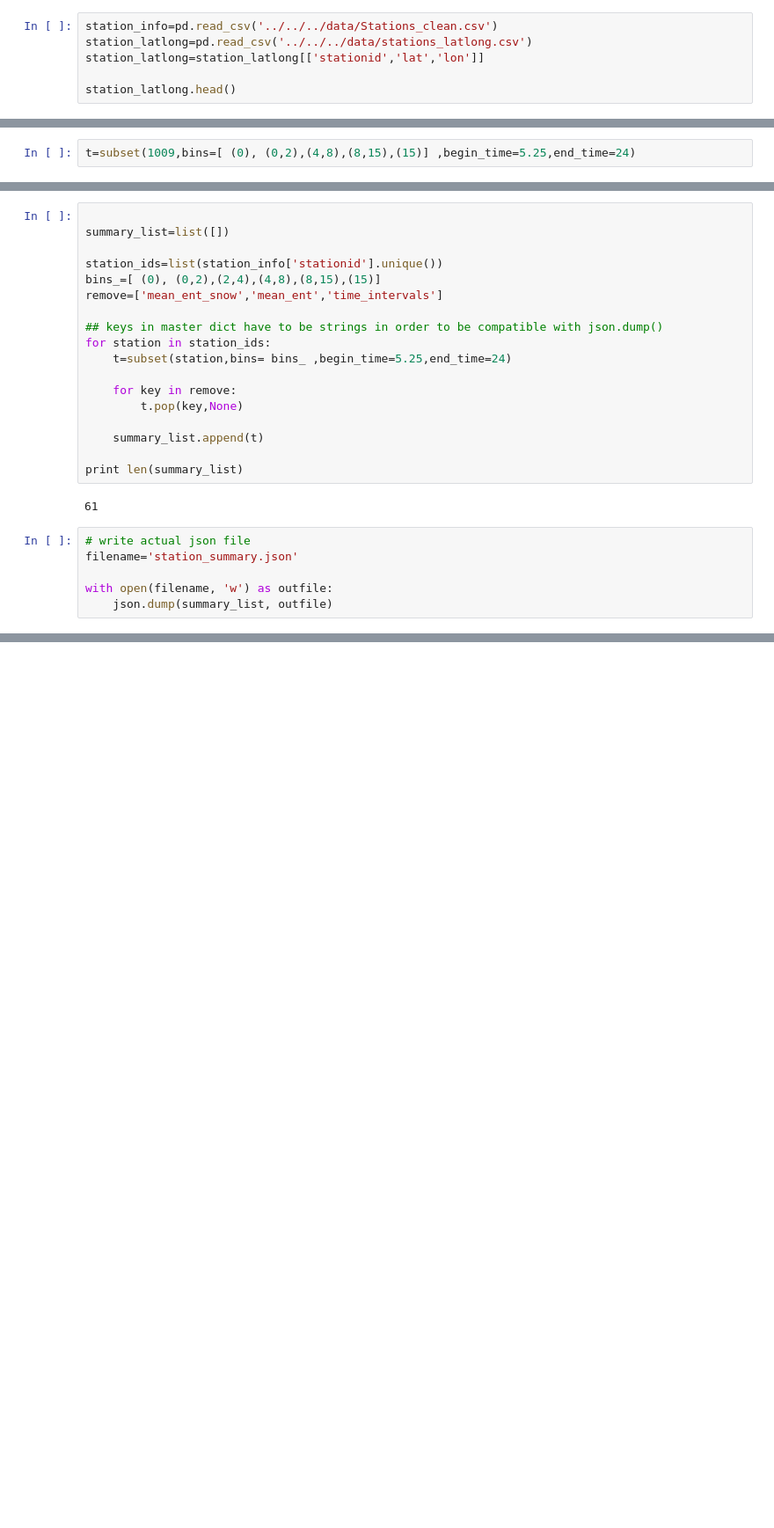
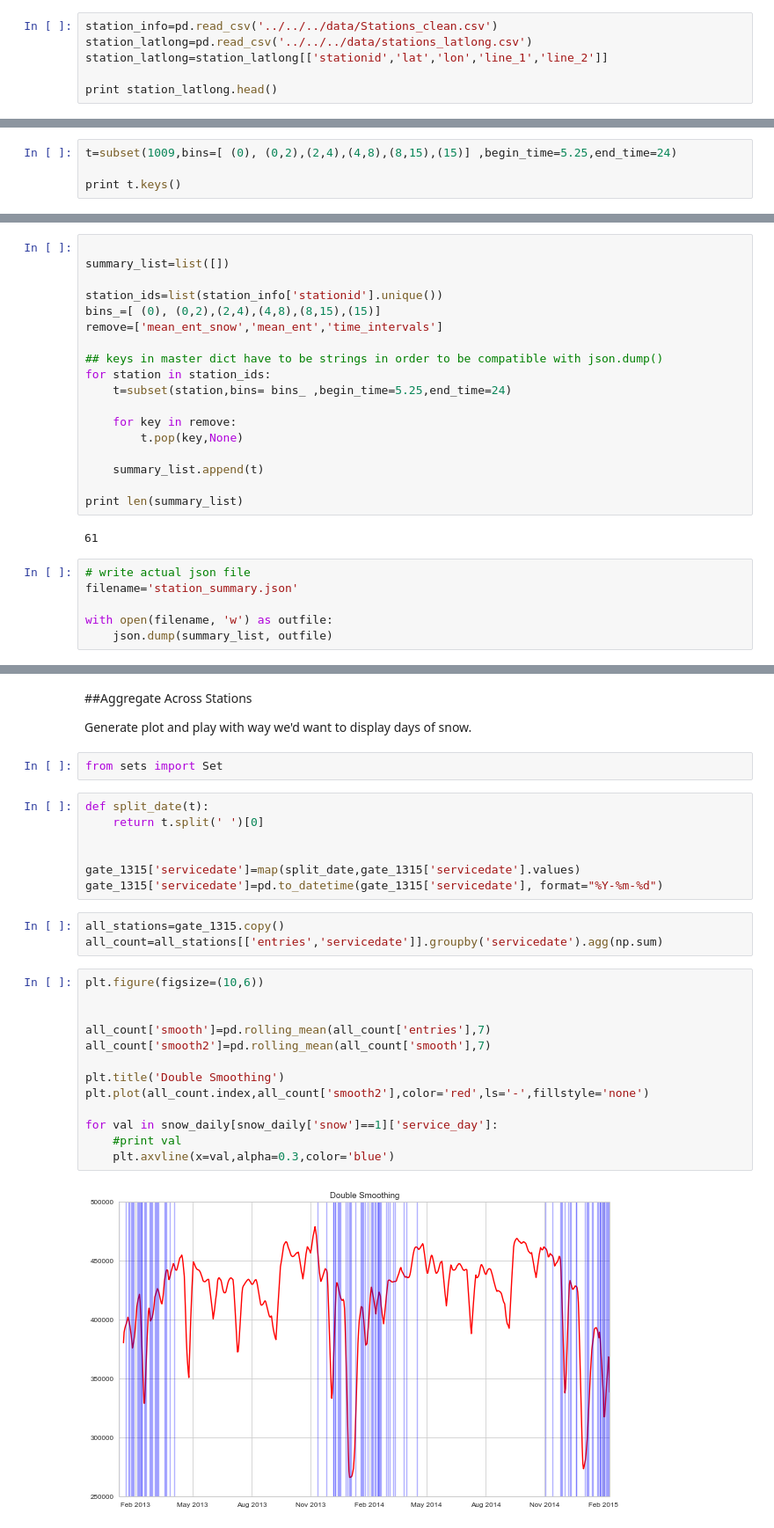
Before and after one commit to azampagl/mbta-weather, a Jupyter notebook: processing/Viz Final Processing.ipynb, the cells around one changed output, grey strips where cells are left out. Shown at 88% size. Cells and saved outputs as stored; diff of their text form; blank space fills up the shorter version.

```diff
--- a/processing/Viz Final Processing.ipynb
+++ b/processing/Viz Final Processing.ipynb
@@ -89,7 +145,7 @@ Trace snow:  37
 # %%
 station_info=pd.read_csv('../../../data/Stations_clean.csv')
 station_latlong=pd.read_csv('../../../data/stations_latlong.csv')
-station_latlong=station_latlong[['stationid','lat','lon']]
+station_latlong=station_latlong[['stationid','lat','lon','line_1','line_2']]
 
-station_latlong.head()
+print station_latlong.head()
 # %% [output]
@@ -183,4 +512,6 @@ def subset(station_id,bins,begin_time=5.25,end_time=24):
 
     return res
 # %%
-t=subset(1009,bins=[ (0), (0,2),(4,8),(8,15),(15)] ,begin_time=5.25,end_time=24)
+t=subset(1009,bins=[ (0), (0,2),(2,4),(4,8),(8,15),(15)] ,begin_time=5.25,end_time=24)
+
+print t.keys()
@@ -262,3 +596,34 @@ data[0]
  u'coords': [42.32955, -71.05696],
  u'station_id': 1002.0,
  u'station_name': u'Andrew Square'}
+# %% [markdown]
+##Aggregate Across Stations
+
+Generate plot and play with way we'd want to display days of snow.
+# %%
+from sets import Set
+# %%
+def split_date(t):
+    return t.split(' ')[0]
+
+
+gate_1315['servicedate']=map(split_date,gate_1315['servicedate'].values)
+gate_1315['servicedate']=pd.to_datetime(gate_1315['servicedate'], format="%Y-%m-%d")
+# %%
+all_stations=gate_1315.copy()
+all_count=all_stations[['entries','servicedate']].groupby('servicedate').agg(np.sum)
+# %%
+plt.figure(figsize=(10,6))
+
+
+all_count['smooth']=pd.rolling_mean(all_count['entries'],7)
+all_count['smooth2']=pd.rolling_mean(all_count['smooth'],7)
+
+plt.title('Double Smoothing')
+plt.plot(all_count.index,all_count['smooth2'],color='red',ls='-',fillstyle='none')
+
+for val in snow_daily[snow_daily['snow']==1]['service_day']:
+    #print val
+    plt.axvline(x=val,alpha=0.3,color='blue')
+# %% [output]
+[figure, added]
```
Also changed, not shown: parts of 18 cells of this notebook, 3 other files.
